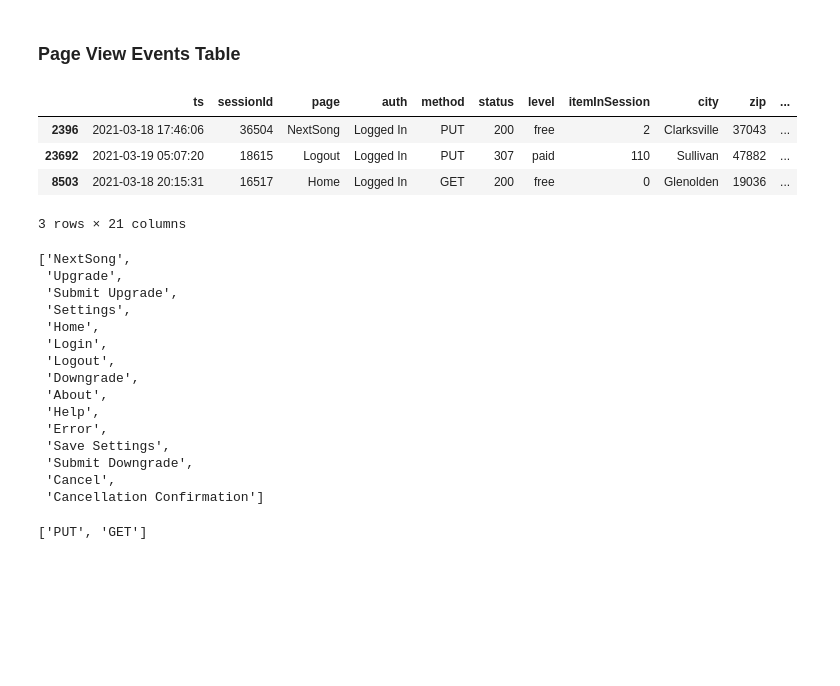
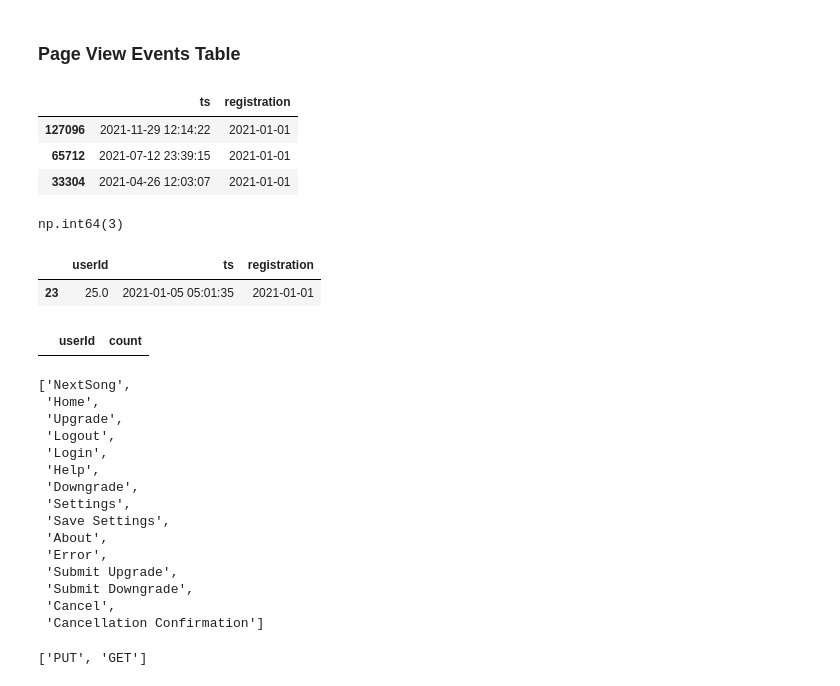
Before and after one commit to lupusruber/music_analytics, a Jupyter notebook: notebooks/tests.ipynb, the cells around one changed output. Drawn from its saved outputs; the diff is of its cells as text; code cells hidden in the pictures; blank space fills up the shorter version.

```diff
--- a/notebooks/tests.ipynb
+++ b/notebooks/tests.ipynb
@@ -188,31 +215,57 @@ Mozilla/5.0 (X11; Ubuntu; Linux x86_64; rv:30.0) Gecko/20100101 Firefox/30.0
 ### Page View Events Table
 # %%
 page_view = pd.read_csv("/home/lupusruber/music_analytics/data/page_view_events.csv")
-page_view.drop(["Unnamed: 0", "userAgent"], inplace=True, axis=1)
+page_view.drop(["userAgent"], inplace=True, axis=1)
 page_view["ts"] = pd.to_datetime(page_view["ts"], unit="ms")
 page_view["registration"] = pd.to_datetime(page_view["registration"], unit="ms")
-page_view.sample(3)
+page_view.sample(3)[["ts", "registration"]]
 # %% [output]
-|  | ts | sessionId | page | auth | method | status | level | itemInSession | city | zip | ... |
-| 2396 | 2021-03-18 17:46:06 | 36504 | NextSong | Logged In | PUT | 200 | free | 2 | Clarksville | 37043 | ... |
-| 23692 | 2021-03-19 05:07:20 | 18615 | Logout | Logged In | PUT | 307 | paid | 110 | Sullivan | 47882 | ... |
-| 8503 | 2021-03-18 20:15:31 | 16517 | Home | Logged In | GET | 200 | free | 0 | Glenolden | 19036 | ... |
+|  | ts | registration |
+| 127096 | 2021-11-29 12:14:22 | 2021-01-01 |
+| 65712 | 2021-07-12 23:39:15 | 2021-01-01 |
+| 33304 | 2021-04-26 12:03:07 | 2021-01-01 |
-3 rows × 21 columns
+# %%
+page_view["registration"].astype(str).str.len().min()
+# %% [output]
+np.int64(3)
+# %%
+user_and_first_ts = (
+    page_view.groupby("userId")
+    .aggregate({"ts": "min", "registration": "min"})
+    .reset_index()
+)
+user_and_first_ts.query("userId==25")
+# %% [output]
+|  | userId | ts | registration |
+| 23 | 25.0 | 2021-01-05 05:01:35 | 2021-01-01 |
+# %%
+(
+    page_view.merge(user_and_first_ts, on=["ts", "userId"])
+    .query("itemInSession == 0")[["ts", "userId"]]
+    .reset_index()
+    .sort_values(by="userId")
+    .groupby("userId")
+    .size()
+    .reset_index(name="count")
+    .query("count!=1")
+)
+# %% [output]
+|  | userId | count |
 # %%
 page_view["page"].unique().tolist()
 # %% [output]
 ['NextSong',
+ 'Home',
  'Upgrade',
+ 'Logout',
+ 'Login',
+ 'Help',
+ 'Downgrade',
+ 'Settings',
+ 'Save Settings',
+ 'About',
+ 'Error',
  'Submit Upgrade',
- 'Settings',
- 'Home',
- 'Login',
- 'Logout',
- 'Downgrade',
- 'About',
- 'Help',
- 'Error',
- 'Save Settings',
  'Submit Downgrade',
  'Cancel',
  'Cancellation Confirmation']
```
Also changed, not shown: parts of 34 cells of this notebook, 14 other files.
